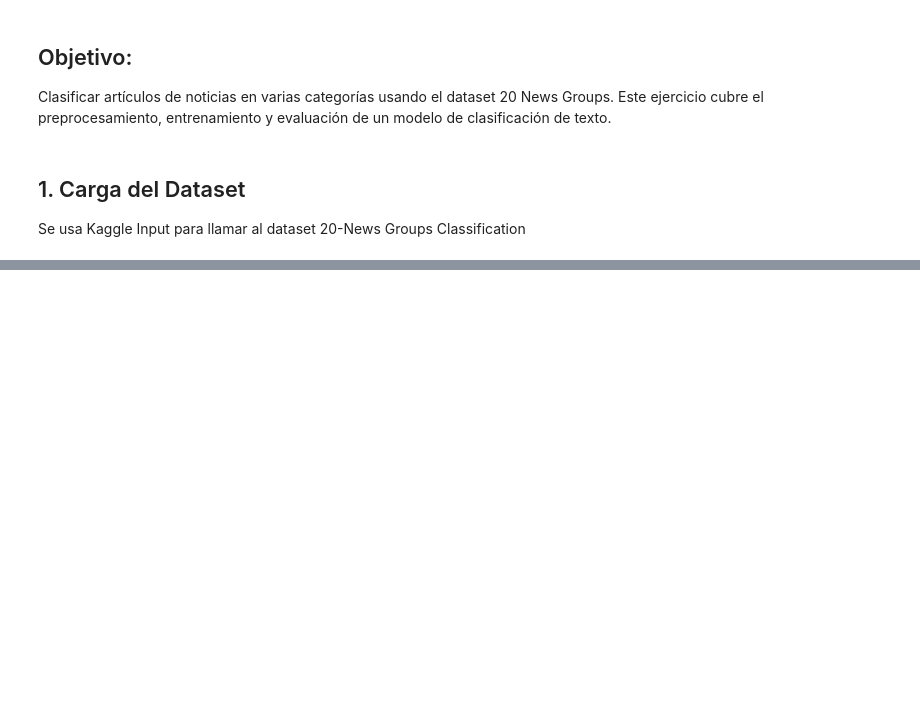
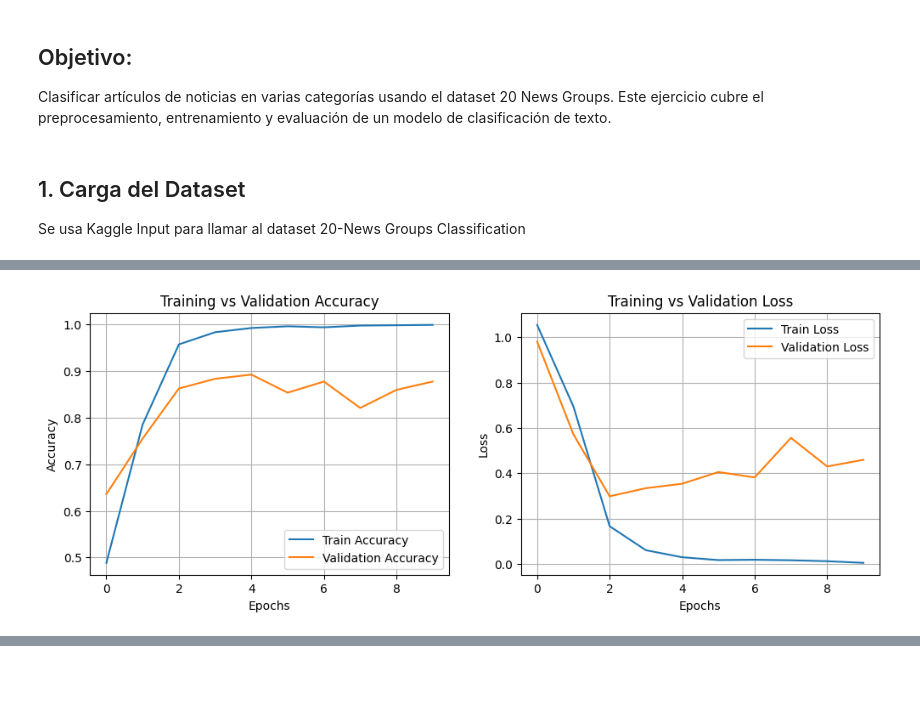
Before and after one commit to LeninGF/CoursesNotes, a Jupyter notebook: InteligenciaArtificalGenerativa/Problems/multi-class/EjercicioMultiClassClassification-IAG-2024B_LeninFalconi.ipynb, the cells around one changed output, grey strips where cells are left out. Saved outputs shown, nothing was run; the diff lists cells and outputs as text; code cells hidden in the pictures; blank space fills up the shorter version.

```diff
--- a/InteligenciaArtificalGenerativa/Problems/multi-class/EjercicioMultiClassClassification-IAG-2024B_LeninFalconi.ipynb
+++ b/InteligenciaArtificalGenerativa/Problems/multi-class/EjercicioMultiClassClassification-IAG-2024B_LeninFalconi.ipynb
@@ -20,5 +20,6 @@ Se usa Kaggle Input para llamar al dataset 20-News Groups Classification
 # %%
 from sklearn.datasets import fetch_20newsgroups
 # Download train and test sets
-news_train = fetch_20newsgroups(subset='train')
-news_test = fetch_20newsgroups(subset='test')
+categories = ['alt.atheism', 'sci.space', 'soc.religion.christian']
+news_train = fetch_20newsgroups(subset='train', categories=categories)
+news_test = fetch_20newsgroups(subset='test', categories=categories)
@@ -24,0 +58,10 @@ news_test = fetch_20newsgroups(subset='test')
+# %%
+from tensorflow.keras.layers import LSTM, Embedding, Dense
+from tensorflow.keras.models import Sequential
+num_classes = Y_train.shape[1]
+model = Sequential()
+model.add(Embedding(input_dim=10000, output_dim=120, input_length=X_train.shape[1], input_shape=(X_train.shape[1],)))
+model.add(LSTM(128, dropout=0.2))
+model.add(Dense(num_classes, activation='softmax'))
+
+model.summary()
@@ -24,0 +84,5 @@ news_test = fetch_20newsgroups(subset='test')
+# %%
+model.compile(loss='categorical_crossentropy', optimizer='adam', metrics=['accuracy'])
+# %%
+# Train the model with validation split
+history = model.fit(X_train, Y_train, epochs=10, batch_size=32, validation_split=0.2)
@@ -24,0 +110,25 @@ news_test = fetch_20newsgroups(subset='test')
+# %%
+# Plot training vs validation accuracy and loss
+import matplotlib.pylab as plt
+plt.figure(figsize=(12, 4))
+# Plot accuracy
+plt.subplot(1, 2, 1)
+plt.plot(history.history['accuracy'], label='Train Accuracy')
+plt.plot(history.history['val_accuracy'], label='Validation Accuracy')
+plt.title('Training vs Validation Accuracy')
+plt.xlabel('Epochs')
+plt.ylabel('Accuracy')
+plt.grid()
+plt.legend()
+# Plot loss
+plt.subplot(1, 2, 2)
+plt.plot(history.history['loss'], label='Train Loss')
+plt.plot(history.history['val_loss'], label='Validation Loss')
+plt.title('Training vs Validation Loss')
+plt.xlabel('Epochs')
+plt.ylabel('Loss')
+plt.legend()
+plt.grid()
+plt.show()
+# %% [output]
+[figure, added]
```
Also changed, not shown: parts of 8 cells of this notebook.
